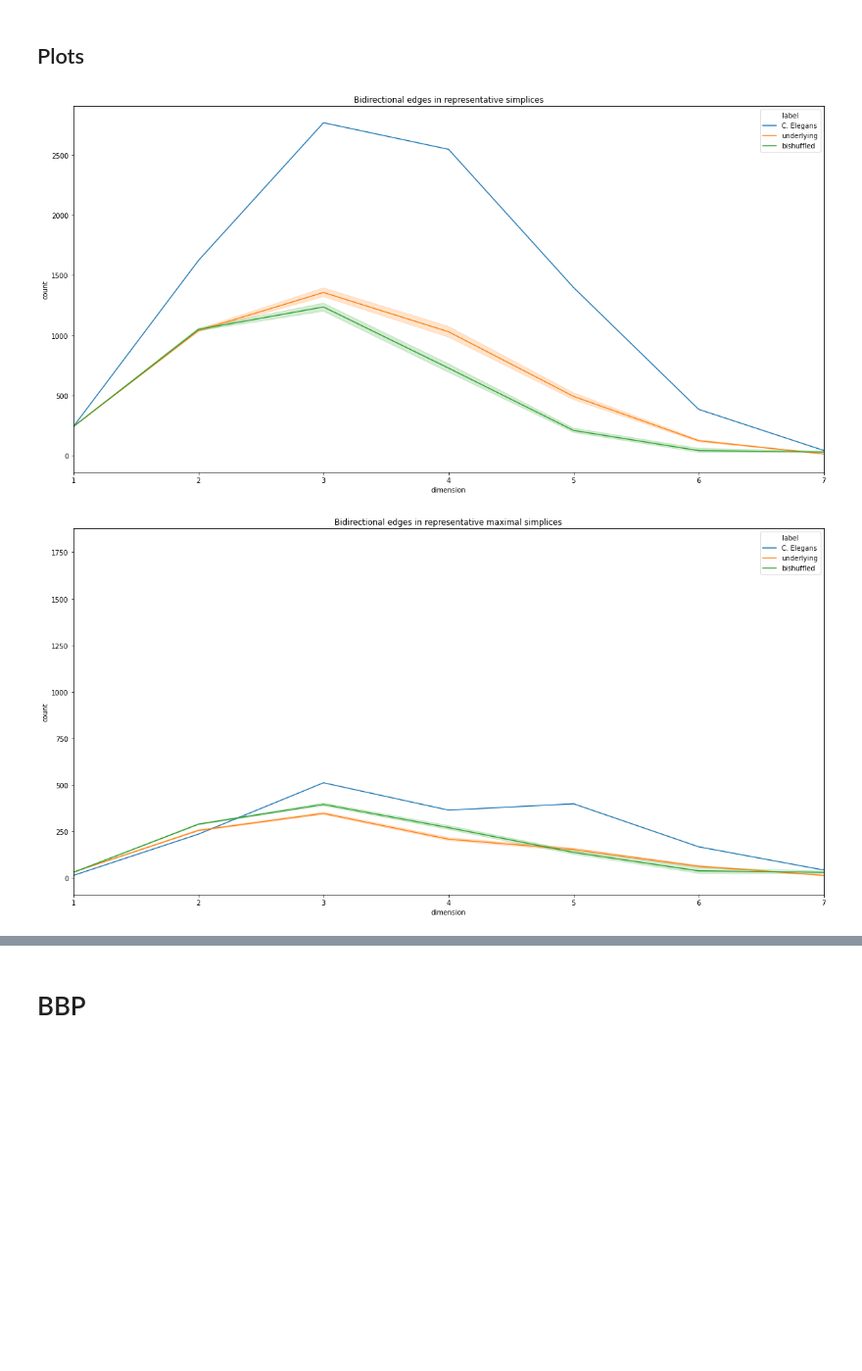
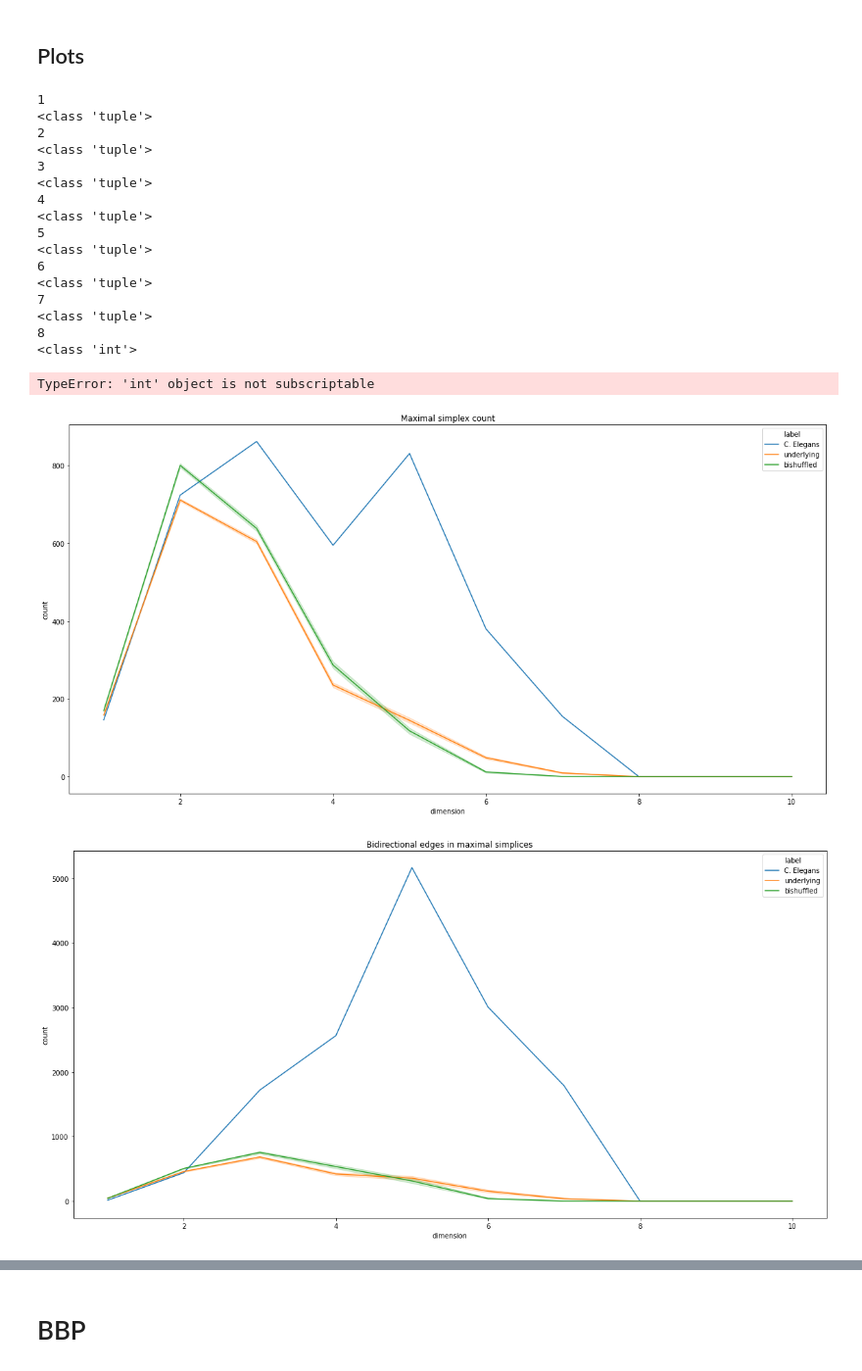
Before and after one commit to matsantoro/counting_motifs, a Jupyter notebook: worm_scripts/Motif_counts_worm_nomuscle_vs_column_representative.ipynb, the cells around one changed output, grey strips where cells are left out. Shown at 98% size. Saved outputs shown, nothing was run; the diff lists cells and outputs as text; code cells hidden in the pictures; blank space fills up the shorter version.

Commit message:
Ready worm - column representative comparison

```diff
--- a/worm_scripts/Motif_counts_worm_nomuscle_vs_column_representative.ipynb
+++ b/worm_scripts/Motif_counts_worm_nomuscle_vs_column_representative.ipynb
@@ -39,31 +51,52 @@ path_list = [Path("data/worm/full_nomuscle"),
 # %%
 label_list = [path.parts[-1] for path in path_list]
 label_list[0] = "C. Elegans"
+# %%
+title_list = ["Simplex count",
+             "Bidirectional edges in simplices", "Normalized bidirectional edges in simplices"]
 # %% [markdown]
 ## Plots
 # %%
-title = "Bidirectional edges in representative simplices"
-df = pd.DataFrame()
-for path, label in zip(path_list, label_list):
-    df = df.append(retrieve_sample_data(path, label, maximal = False))
-fig = plt.figure(figsize = [20,10])
-ax = fig.add_subplot()
-sns.lineplot(x = "dimension", y = "count", data = df, hue = "label", ax = ax)
-ax.set_title(title)
-ax.set_xlim([1,7])
-fig.savefig(title.replace(" ", "_") + "_worm")
+for count,title in zip(func_list,title_list):
+    df = pd.DataFrame()
+    for path, label in zip(path_list, label_list):
+        df = df.append(retrieve_sample_data(count, path, label, maximal = False))
+    fig = plt.figure(figsize = [20,10])
+    ax = fig.add_subplot()
+    sns.lineplot(x = "dimension", y = "count", data = df, hue = "label", ax = ax)
+    ax.set_title(title)
+    fig.savefig(title.replace(" ", "_") + "_worm")
 # %% [output]
-[figure, removed]
+1
+<class 'tuple'>
+2
+<class 'tuple'>
+3
+<class 'tuple'>
+4
+<class 'tuple'>
+5
+<class 'tuple'>
+6
+<class 'tuple'>
+7
+<class 'tuple'>
+8
+<class 'int'>
+TypeError: 'int' object is not subscriptable
+# %%
+title_list_maximal = ["Maximal simplex count",
+             "Bidirectional edges in maximal simplices", "Normalized bidirectional edges in maximal simplices"]
 # %%
-title = "Bidirectional edges in representative maximal simplices"
-df = pd.DataFrame()
-for path, label in zip(path_list, label_list):
-    df = df.append(retrieve_sample_data(path, label, maximal = True))
-fig = plt.figure(figsize = [20,10])
-ax = fig.add_subplot()
-sns.lineplot(x = "dimension", y = "count", data = df, hue = "label", ax = ax)
-ax.set_title(title)
-ax.set_xlim([1,7])
-fig.savefig(title.replace(" ", "_") + "_worm_maximal")
+for count,title in zip(func_list,title_list_maximal):
+    df = pd.DataFrame()
+    for path, label in zip(path_list, label_list):
+        df = df.append(retrieve_sample_data(count, path, label, maximal = True))
+    fig = plt.figure(figsize = [20,10])
+    ax = fig.add_subplot()
+    sns.lineplot(x = "dimension", y = "count", data = df, hue = "label", ax = ax)
+    ax.set_title(title)
+    fig.savefig(title.replace(" ", "_") + "_worm_maximal")
 # %% [output]
-[figure, old version]
+[figure, new version]
+[figure, added]
```
Also changed, not shown: parts of 13 cells of this notebook.
